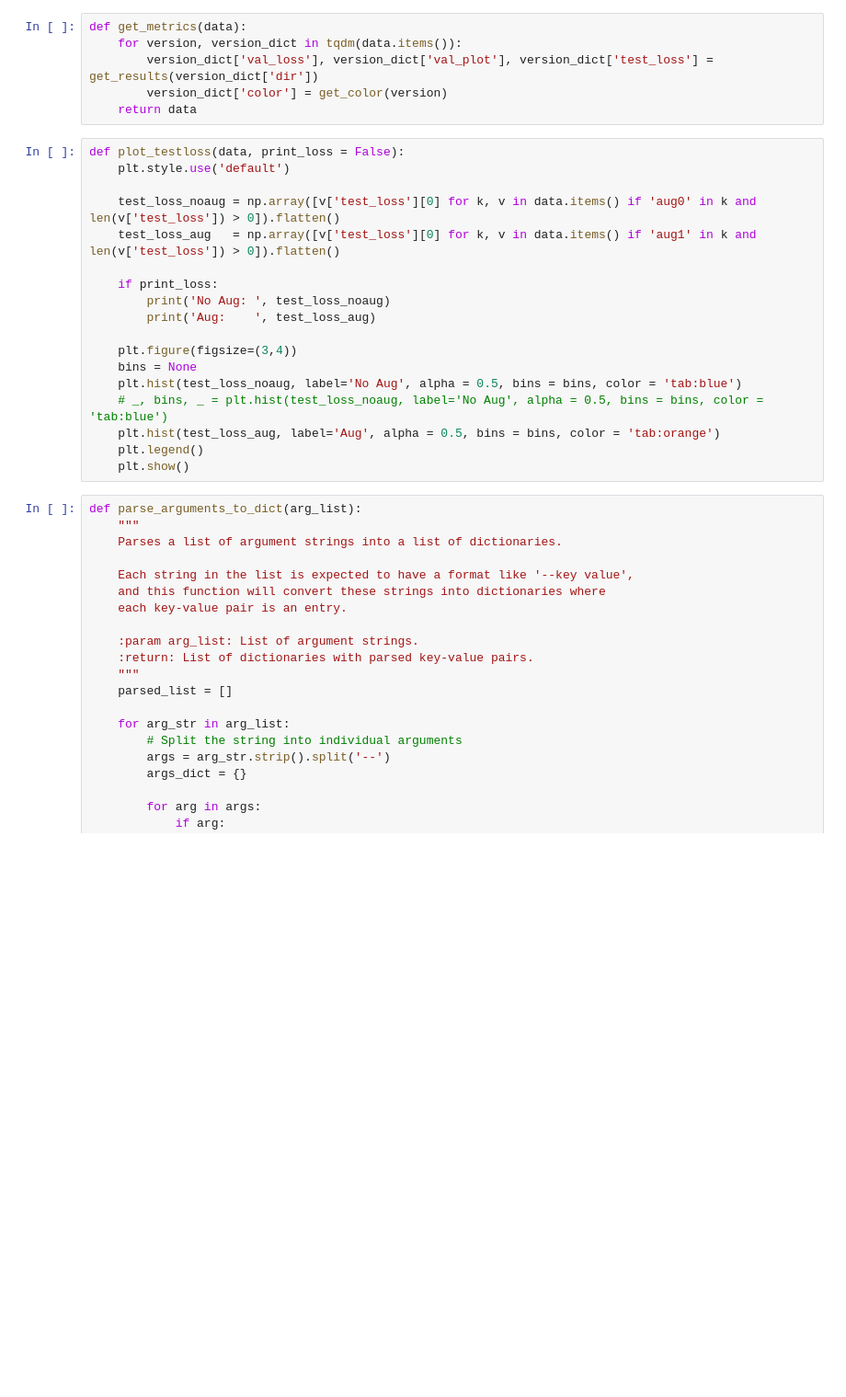
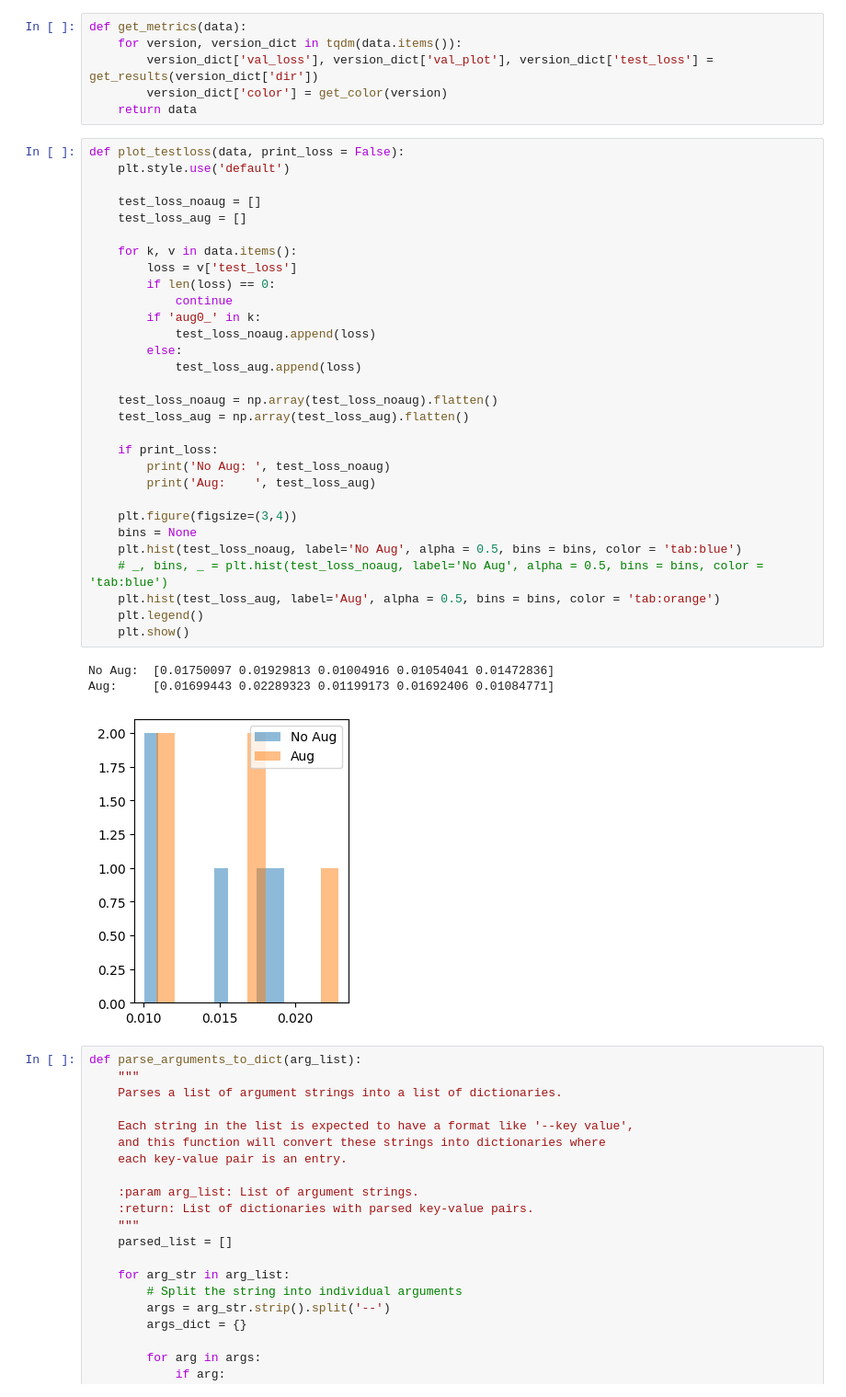
Before and after one commit to elidub/SymPDE, a Jupyter notebook: notebooks/analysis_tensorboard.ipynb, the cells around one changed output. Shown: that part at 92% size. Cells and saved outputs as stored; diff of their text form; blank space fills up the shorter version.

```diff
--- a/notebooks/analysis_tensorboard.ipynb
+++ b/notebooks/analysis_tensorboard.ipynb
@@ -84,21 +87,37 @@ def get_metrics(data):
 # %%
 def plot_testloss(data, print_loss = False):
     plt.style.use('default')
 
-    test_loss_noaug = np.array([v['test_loss'][0] for k, v in data.items() if 'aug0' in k and len(v['test_loss']) > 0]).flatten()
-    test_loss_aug   = np.array([v['test_loss'][0] for k, v in data.items() if 'aug1' in k and len(v['test_loss']) > 0]).flatten()
+    test_loss_noaug = []
+    test_loss_aug = []
+
+    for k, v in data.items():
+        loss = v['test_loss']
+        if len(loss) == 0:
+            continue
+        if 'aug0_' in k:
+            test_loss_noaug.append(loss)
+        else:
+            test_loss_aug.append(loss)
+
+    test_loss_noaug = np.array(test_loss_noaug).flatten()
+    test_loss_aug = np.array(test_loss_aug).flatten()
 
     if print_loss:
         print('No Aug: ', test_loss_noaug)
         print('Aug:    ', test_loss_aug)
 
     plt.figure(figsize=(3,4))
     bins = None
     plt.hist(test_loss_noaug, label='No Aug', alpha = 0.5, bins = bins, color = 'tab:blue')
     # _, bins, _ = plt.hist(test_loss_noaug, label='No Aug', alpha = 0.5, bins = bins, color = 'tab:blue')
     plt.hist(test_loss_aug, label='Aug', alpha = 0.5, bins = bins, color = 'tab:orange')
     plt.legend()
     plt.show()
+# %% [output]
+No Aug:  [0.01750097 0.01929813 0.01004916 0.01054041 0.01472836]
+Aug:     [0.01699443 0.02289323 0.01199173 0.01692406 0.01084771]
+[figure, added]
 # %%
 def parse_arguments_to_dict(arg_list):
     """
```
Also changed, not shown: parts of 9 cells of this notebook, 8 other files.
